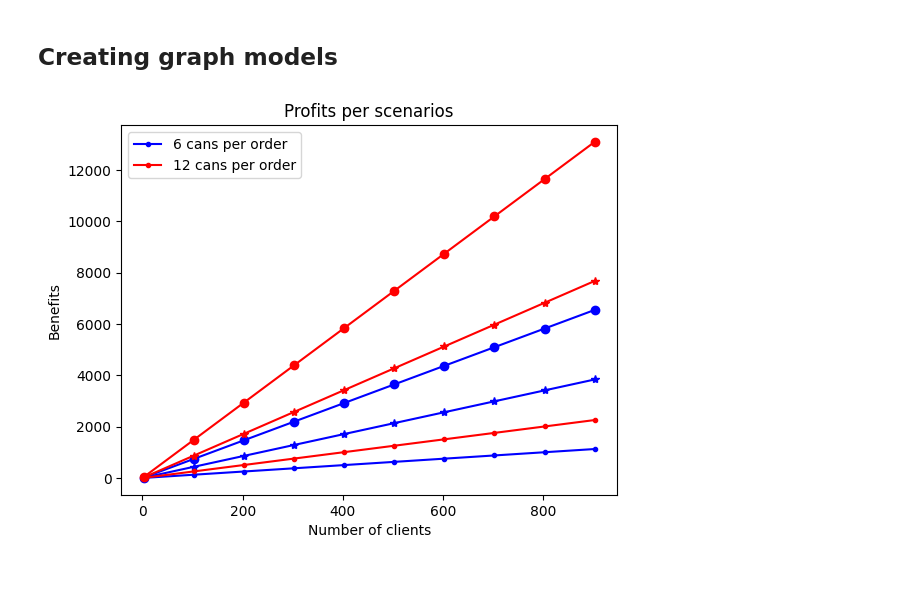
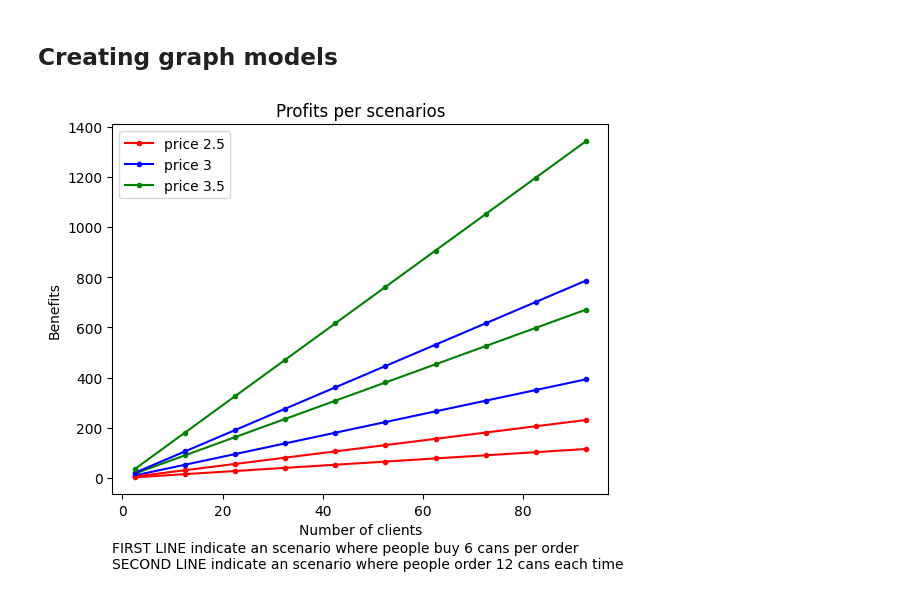
Before and after one commit to chopper210397/Lydemar, a Jupyter notebook: eda_lima_business_case.ipynb, the cells around one changed output. Saved outputs shown, nothing was run; the diff lists cells and outputs as text; code cells hidden in the pictures.

Commit message:
better visualization for scenarios

```diff
--- a/eda_lima_business_case.ipynb
+++ b/eda_lima_business_case.ipynb
@@ -28,28 +28,28 @@ def benefit(x , y , z):
 
 
 
-t1 = np.arange(prices[0], 1000 , 100)
+number_clients = np.arange(prices[0], 100 , 10)
 # %% [markdown]
 ## Creating graph models
 # %%
 
 # now that we have the tree scenarios, we can plot tree lines depending if the price is low, medium or high
 # 6 cans per order
-plt.plot(t1, benefit(t1 , 0 , 0) , marker="." , color = 'blue' , label = '6 cans per order' )
-plt.plot(t1, benefit(t1 , 1 , 0) , marker="*" , color = 'blue' )
-plt.plot(t1, benefit(t1 , 2 , 0) , marker="o" , color = 'blue' )
+plt.plot(number_clients, benefit(number_clients , 0 , 0) , marker="." , color = 'red' , label = 'price 2.5' )
+plt.plot(number_clients, benefit(number_clients , 1 , 0) , marker="." , color = 'blue' , label = 'price 3'  )
+plt.plot(number_clients, benefit(number_clients , 2 , 0) , marker="." , color = 'green', label = 'price 3.5'  )
 
 # 12 cans per order
-plt.plot(t1, benefit(t1 , 0 , 1) , marker="." , color = 'red' , label = '12 cans per order' )
-plt.plot(t1, benefit(t1 , 1 , 1) , marker="*" , color = 'red' )
-plt.plot(t1, benefit(t1 , 2 , 1) , marker="o" , color = 'red' )
+plt.plot(number_clients, benefit(number_clients , 0 , 1) , marker="." , color = 'red'  )
+plt.plot(number_clients, benefit(number_clients , 1 , 1) , marker="." , color = 'blue' )
+plt.plot(number_clients, benefit(number_clients , 2 , 1) , marker="." , color = 'green' )
 
 
 plt.xlabel("Number of clients")
 plt.ylabel("Benefits")
 plt.title("Profits per scenarios")
 plt.legend()
-# plt.annotate('Red lines indicate an scenario where people buy 12 cans per order \nblue lines indicate an scenario where people order 6 cans each time', xy = (0, -0.2), xycoords='axes fraction')
+plt.annotate('FIRST LINE indicate an scenario where people buy 6 cans per order \nSECOND LINE indicate an scenario where people order 12 cans each time', xy = (0, -0.2), xycoords='axes fraction')
 plt.show()
 # %% [output]
-[figure, old version]
+[figure, new version]
```
